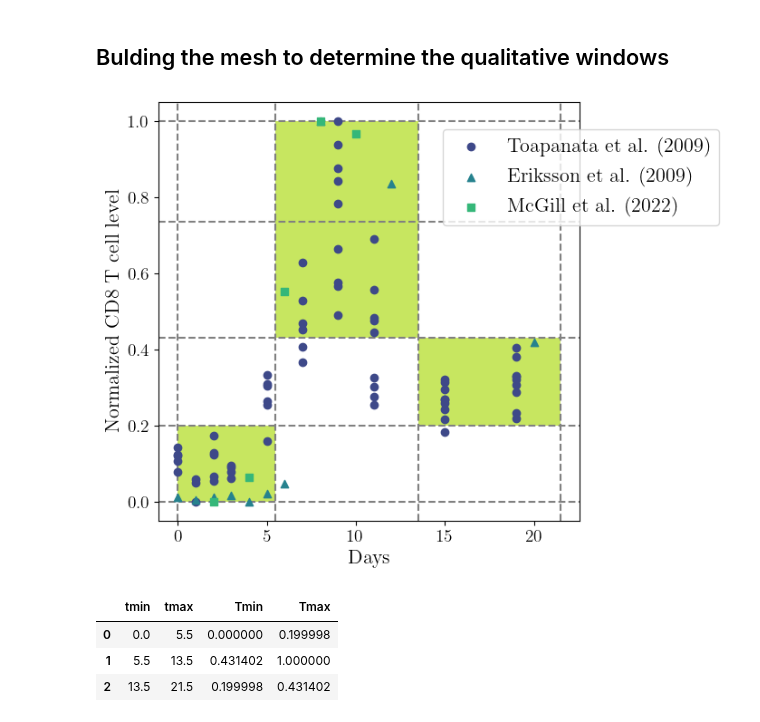
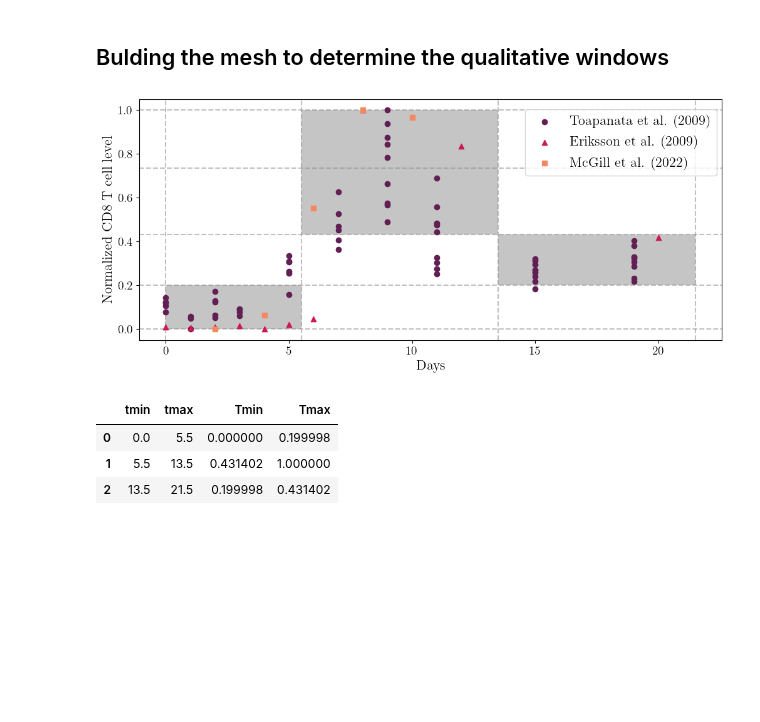
Before and after one commit to systemsmedicine/CrossLabFit, a Jupyter notebook: pyNotebooks/Tcell_qualWin.ipynb, the cells around one changed output. Saved outputs shown, nothing was run; the diff lists cells and outputs as text; code cells hidden in the pictures; blank space fills up the shorter version.

```diff
--- a/pyNotebooks/Tcell_qualWin.ipynb
+++ b/pyNotebooks/Tcell_qualWin.ipynb
@@ -24,3 +24,6 @@ palette
  (0.20803, 0.718701, 0.472873),
  (0.430983, 0.808473, 0.346476),
  (0.709898, 0.868751, 0.169257)]
+# %%
+palette2 = sns.color_palette('rocket', n_colors=3)
+palette2
@@ -26,0 +34,3 @@ palette
+# %%
+palette3 = sns.color_palette('deep', n_colors=8)
+palette3
@@ -197,43 +216,43 @@ for i in range(len(yMin)-1):
 yCell.append(yMax[-1])
 # %%
 # Plotting the scatter plot
-fig, axs = plt.subplots(nrows=1, ncols=1, figsize=(6,6), facecolor='white')
+fig, axs = plt.subplots(nrows=1, ncols=1, figsize=(12,5), facecolor='white')
 
 axs.scatter(df_Toapanta['Days'], df_Toapanta['CD8_norm'], marker='o',
-            color=palette[1], label='Toapanata et al. (2009)')
+            color=palette2[0], label='Toapanata et al. (2009)')
 axs.scatter(df_Eriksson['Days'], df_Eriksson['CD8_norm'], marker='^',
-            color=palette[3], label='Eriksson et al. (2009)')
+            color=palette2[1], label='Eriksson et al. (2009)')
 axs.scatter(df_McGill['Days'], df_McGill['CD8_norm'], marker='s',
-            color=palette[5], label='McGill et al. (2022)')
+            color=palette2[2], label='McGill et al. (2022)')
 
 # Adding vertical lines for Days labels
 for i in range(len(xCell)):
-    axs.axvline(x=xCell[i], color='gray', linestyle='--', zorder=0)
+    axs.axvline(x=xCell[i], color=palette3[7], linestyle='--', alpha = 0.55, zorder=0)
 
 # Adding horizontal lines for CD8 labels
 for i in range(len(yCell)):
-    axs.axhline(y=yCell[i], color='gray', linestyle='--', zorder=0)
+    axs.axhline(y=yCell[i], color=palette3[7], linestyle='--', alpha = 0.55, zorder=0)
 
 # Manually added squares
 xDiff = np.diff(xCell)
 yDiff = np.diff(yCell)
-rect1 = plt.Rectangle((xCell[0], yCell[0]), xDiff[0], yDiff[0], fc=palette[7], alpha = 0.75, zorder=-1)
-rect2 = plt.Rectangle((xCell[1], yCell[2]), xDiff[1], yDiff[2], fc=palette[7], alpha = 0.75, zorder=-1)
-rect3 = plt.Rectangle((xCell[1], yCell[3]), xDiff[1], yDiff[3], fc=palette[7], alpha = 0.75, zorder=-1)
-rect4 = plt.Rectangle((xCell[2], yCell[1]), xDiff[2], yDiff[1], fc=palette[7], alpha = 0.75, zorder=-1)
+rect1 = plt.Rectangle((xCell[0], yCell[0]), xDiff[0], yDiff[0], fc=palette3[7], alpha = 0.5, zorder=-1)
+rect2 = plt.Rectangle((xCell[1], yCell[2]), xDiff[1], yDiff[2], fc=palette3[7], alpha = 0.5, zorder=-1)
+rect3 = plt.Rectangle((xCell[1], yCell[3]), xDiff[1], yDiff[3], fc=palette3[7], alpha = 0.5, zorder=-1)
+rect4 = plt.Rectangle((xCell[2], yCell[1]), xDiff[2], yDiff[1], fc=palette3[7], alpha = 0.5, zorder=-1)
 axs.add_patch(rect1)
 axs.add_patch(rect2)
 axs.add_patch(rect3)
 axs.add_patch(rect4)
 
 axs.set_xlabel('Days')
 axs.set_ylabel('Normalized CD8 T cell level')
 axs.legend(loc='center left', bbox_to_anchor=(0.65, 0.82))
-# plt.savefig('windows.svg', bbox_inches='tight')
+# plt.savefig('windows.pdf', bbox_inches='tight')
 
 plt.show()
 # %% [output]
-[figure, old version]
+[figure, new version]
 # %%
 qualWin = [[xCell[0], xCell[1], yCell[0], yCell[1]]]
 qualWin.append([xCell[1], xCell[2], yCell[2], yCell[4]])
```
Also changed, not shown: parts of 4 cells of this notebook, 10 other files.
